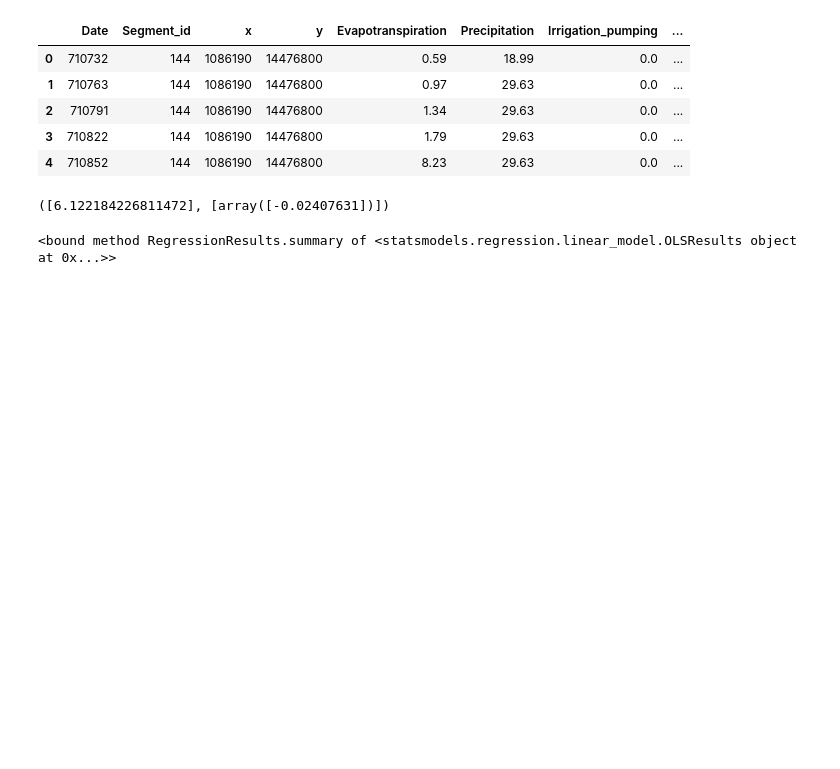
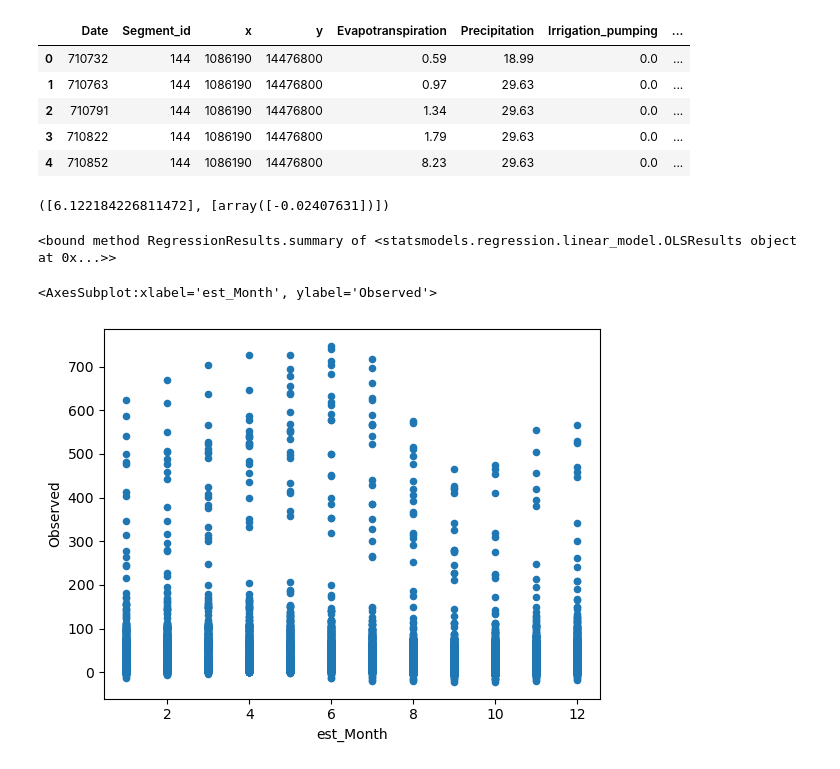
Before and after one commit to levinielson/CS6830Project6, a Jupyter notebook: Project6.ipynb, the cells around one changed output. Drawn from its saved outputs; the diff is of its cells as text; code cells hidden in the pictures; blank space fills up the shorter version.

Commit message:
Added some graphs
Per month
Map with level of observed

```diff
--- a/Project6.ipynb
+++ b/Project6.ipynb
@@ -13,5 +15,7 @@ import math
 # %%
 waterData = pd.read_csv('RRCA_baseflow.csv')
+waterData['est_Month'] = np.ceil((((waterData.Date%365.25)/30)+2)%12)
+
 display(waterData.head(5))
 # %% [output]
 |  | Date | Segment_id | x | y | Evapotranspiration | Precipitation | Irrigation_pumping | ... |
@@ -54,3 +58,8 @@ display(lm.summary)
 # %% [output]
 ([6.122184226811472], [array([-0.02407631])])
 <bound method RegressionResults.summary of <statsmodels.regression.linear_model.OLSResults object at 0x...>>
+# %%
+waterData.plot(kind = 'scatter', x = 'est_Month', y = 'Observed')
+# %% [output]
+<AxesSubplot:xlabel='est_Month', ylabel='Observed'>
+[figure, added]
```
Also changed, not shown: parts of 5 cells of this notebook.
